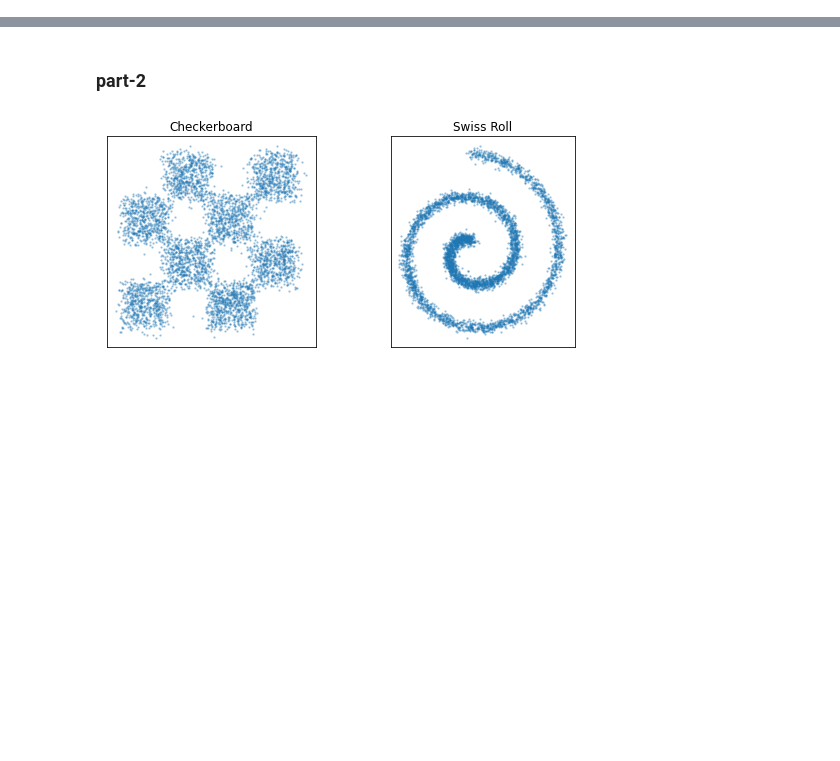
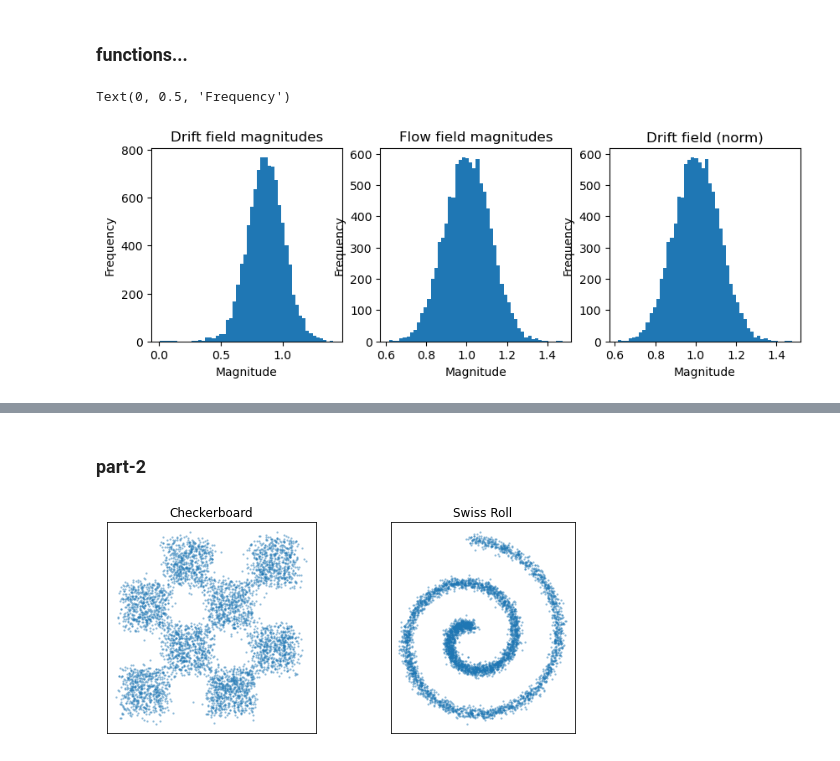
Before and after one commit to bilalhsp/diffusion-hub, a Jupyter notebook: notebooks/drifting_demo.ipynb, the cells around one changed output, grey strips where cells are left out. Cells and saved outputs as stored; diff of their text form; code cells hidden in the pictures; blank space fills up the shorter version.

```diff
--- a/notebooks/drifting_demo.ipynb
+++ b/notebooks/drifting_demo.ipynb
@@ -20,3 +13,5 @@ def drifting_loss(gen: torch.Tensor, pos: torch.Tensor, compute_drift):
+# %% [markdown]
+### functions...
 # %%
 # ============================================================
 # Core: Compute Drift V and Loss (from toy_mean_drift.py)
@@ -53,0 +167,30 @@ def compute_drift(gen: torch.Tensor, pos: torch.Tensor, temp: float = 0.05):
+# %%
+norm_drift_fields = straight_fields.norm(dim=-1, keepdim=True)*drift_fields/drift_fields.norm(dim=-1, keepdim=True)
+# %%
+lengths = drift_fields.norm(dim=-1)
+
+fig, axes = plt.subplots(1, 3, figsize=(10, 3))
+ax = axes[0]
+ax.hist(lengths.cpu().numpy(), bins=50)
+ax.set_title("Drift field magnitudes")
+ax.set_xlabel("Magnitude")
+ax.set_ylabel("Frequency")
+
+ax = axes[1]
+flow_field_lenghts = straight_fields.norm(dim=-1)
+ax.hist(flow_field_lenghts.cpu().numpy(), bins=50)
+ax.set_title("Flow field magnitudes")
+ax.set_xlabel("Magnitude")
+ax.set_ylabel("Frequency")
+
+
+# norm_drift_fields
+norm_lengths = norm_drift_fields.norm(dim=-1)
+ax = axes[2]
+ax.hist(norm_lengths.cpu().numpy(), bins=50)
+ax.set_title("Drift field (norm)")
+ax.set_xlabel("Magnitude")
+ax.set_ylabel("Frequency")
+# %% [output]
+Text(0, 0.5, 'Frequency')
+[figure, added]
```
Also changed, not shown: parts of 33 cells of this notebook, 18 other files.
